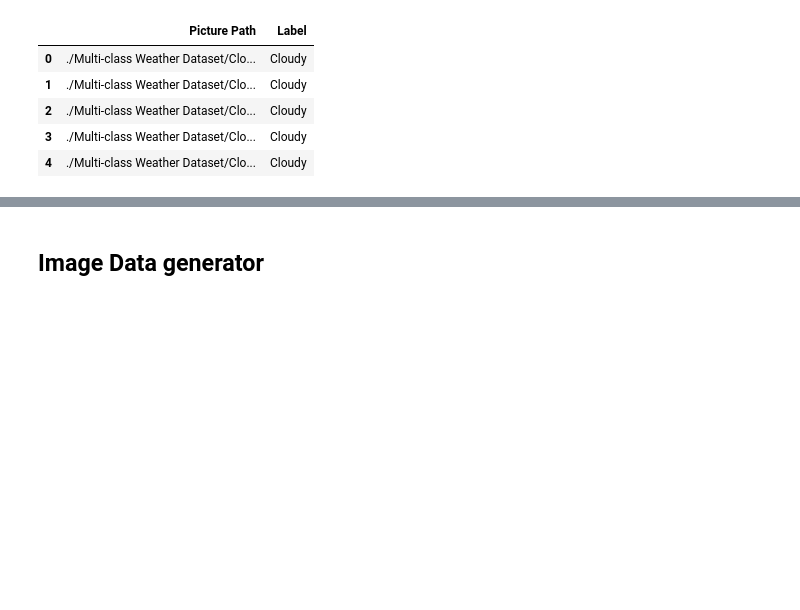
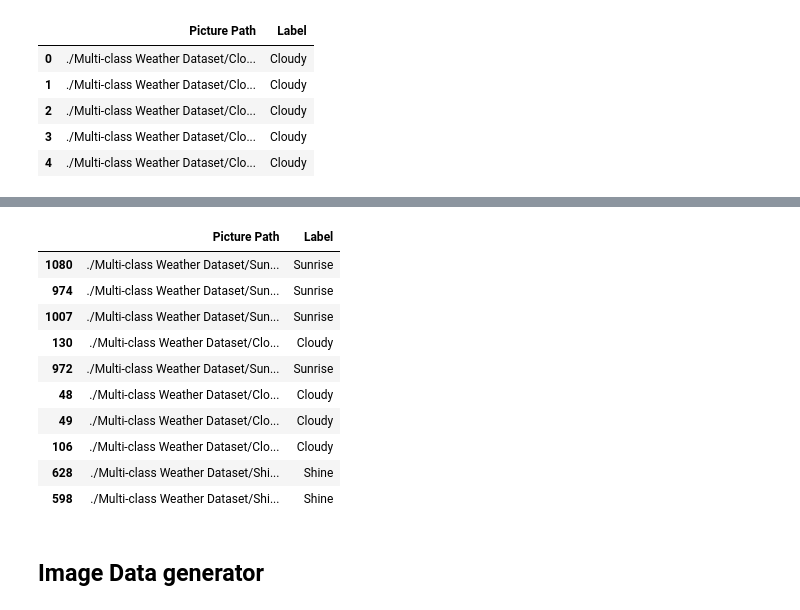
Before and after one commit to Jalalbaim/Rain-Or-Shine, a Jupyter notebook: Model.ipynb, the cells around one changed output, grey strips where cells are left out. Drawn from its saved outputs; the diff is of its cells as text; code cells hidden in the pictures; blank space fills up the shorter version.

```diff
--- a/Model.ipynb
+++ b/Model.ipynb
@@ -61,3 +81,17 @@ test_set, val_set = train_test_split(t_v_set, test_size=0.5, shuffle=True, strat
+# %%
+val_set.sample(10)
+# %% [output]
+|  | Picture Path | Label |
+| 1080 | ./Multi-class Weather Dataset/Sun... | Sunrise |
+| 974 | ./Multi-class Weather Dataset/Sun... | Sunrise |
+| 1007 | ./Multi-class Weather Dataset/Sun... | Sunrise |
+| 130 | ./Multi-class Weather Dataset/Clo... | Cloudy |
+| 972 | ./Multi-class Weather Dataset/Sun... | Sunrise |
+| 48 | ./Multi-class Weather Dataset/Clo... | Cloudy |
+| 49 | ./Multi-class Weather Dataset/Clo... | Cloudy |
+| 106 | ./Multi-class Weather Dataset/Clo... | Cloudy |
+| 628 | ./Multi-class Weather Dataset/Shi... | Shine |
+| 598 | ./Multi-class Weather Dataset/Shi... | Shine |
 # %% [markdown]
 ## Image Data generator
 # %%
```
Also changed, not shown: parts of 9 cells of this notebook.
